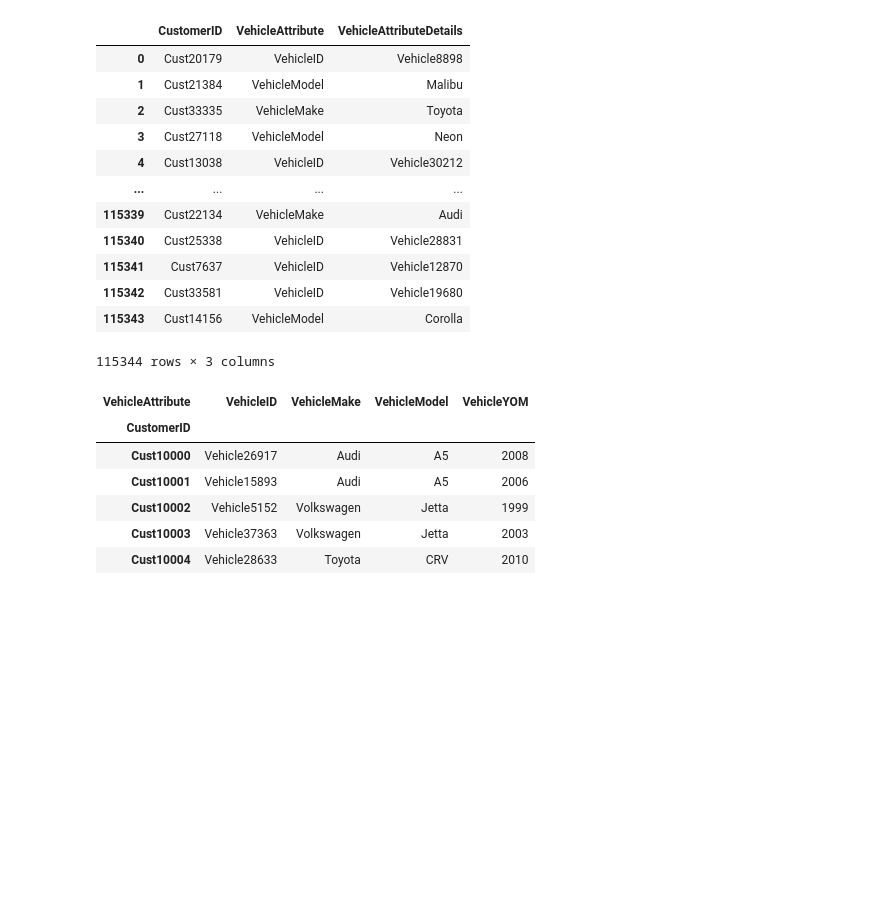
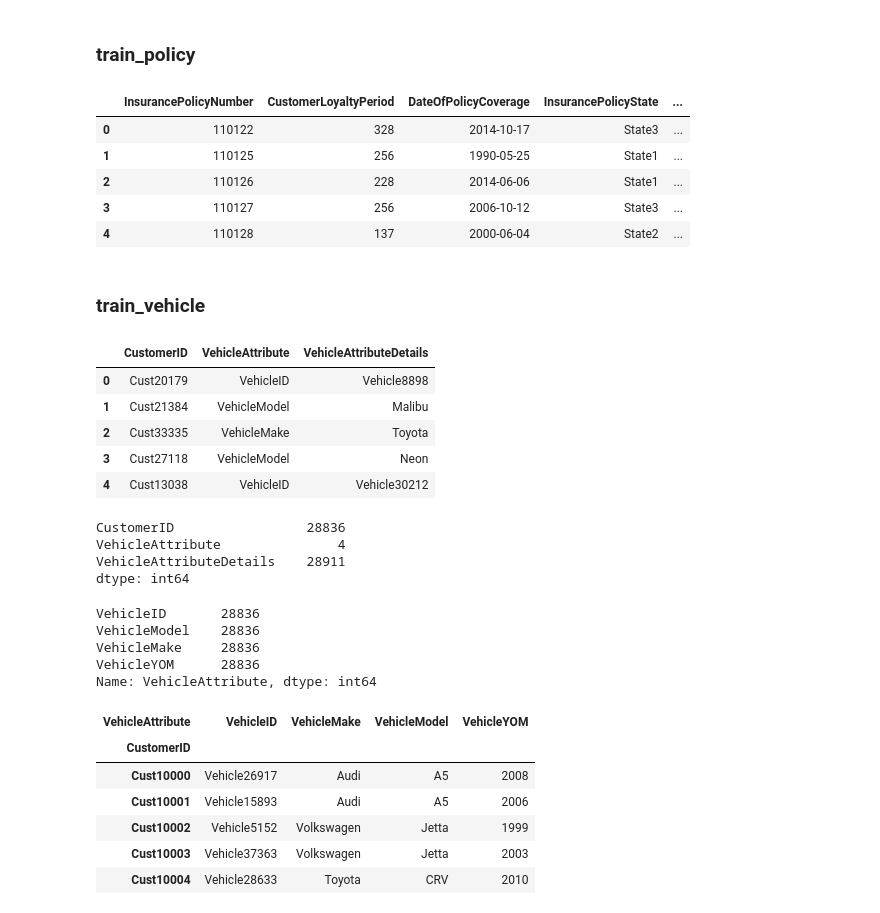
Before and after one commit to junweiteo/bt4012_insurance_fraud, a Jupyter notebook: Merging datasets.ipynb, the cells around one changed output. Drawn from its saved outputs; the diff is of its cells as text; code cells hidden in the pictures; blank space fills up the shorter version.

```diff
--- a/Merging datasets.ipynb
+++ b/Merging datasets.ipynb
@@ -9,19 +37,40 @@ train_data = pd.read_csv('data/TrainData/Traindata_with_Target.csv')
+# %% [markdown]
+### train_policy
+# %%
+train_policy.head()
+# %% [output]
+|  | InsurancePolicyNumber | CustomerLoyaltyPeriod | DateOfPolicyCoverage | InsurancePolicyState | ... |
+| 0 | 110122 | 328 | 2014-10-17 | State3 | ... |
+| 1 | 110125 | 256 | 1990-05-25 | State1 | ... |
+| 2 | 110126 | 228 | 2014-06-06 | State1 | ... |
+| 3 | 110127 | 256 | 2006-10-12 | State3 | ... |
+| 4 | 110128 | 137 | 2000-06-04 | State2 | ... |
+# %% [markdown]
+### train_vehicle
 # %%
-train_vehicle
+train_vehicle.head()
 # %% [output]
 |  | CustomerID | VehicleAttribute | VehicleAttributeDetails |
 | 0 | Cust20179 | VehicleID | Vehicle8898 |
 | 1 | Cust21384 | VehicleModel | Malibu |
 | 2 | Cust33335 | VehicleMake | Toyota |
 | 3 | Cust27118 | VehicleModel | Neon |
 | 4 | Cust13038 | VehicleID | Vehicle30212 |
-| ... | ... | ... | ... |
-| 115339 | Cust22134 | VehicleMake | Audi |
-| 115340 | Cust25338 | VehicleID | Vehicle28831 |
-| 115341 | Cust7637 | VehicleID | Vehicle12870 |
-| 115342 | Cust33581 | VehicleID | Vehicle19680 |
-| 115343 | Cust14156 | VehicleModel | Corolla |
-115344 rows × 3 columns
+# %%
+train_vehicle.nunique()
+# %% [output]
+CustomerID                 28836
+VehicleAttribute               4
+VehicleAttributeDetails    28911
+dtype: int64
+# %%
+train_vehicle['VehicleAttribute'].value_counts()
+# %% [output]
+VehicleID       28836
+VehicleModel    28836
+VehicleMake     28836
+VehicleYOM      28836
+Name: VehicleAttribute, dtype: int64
 # %%
 veh_table = pd.pivot_table(train_vehicle, values='VehicleAttributeDetails', index=['CustomerID'],
                        columns=['VehicleAttribute'], aggfunc=lambda x: ' '.join(x))
```
Also changed, not shown: parts of 7 cells of this notebook, 8 other files.
